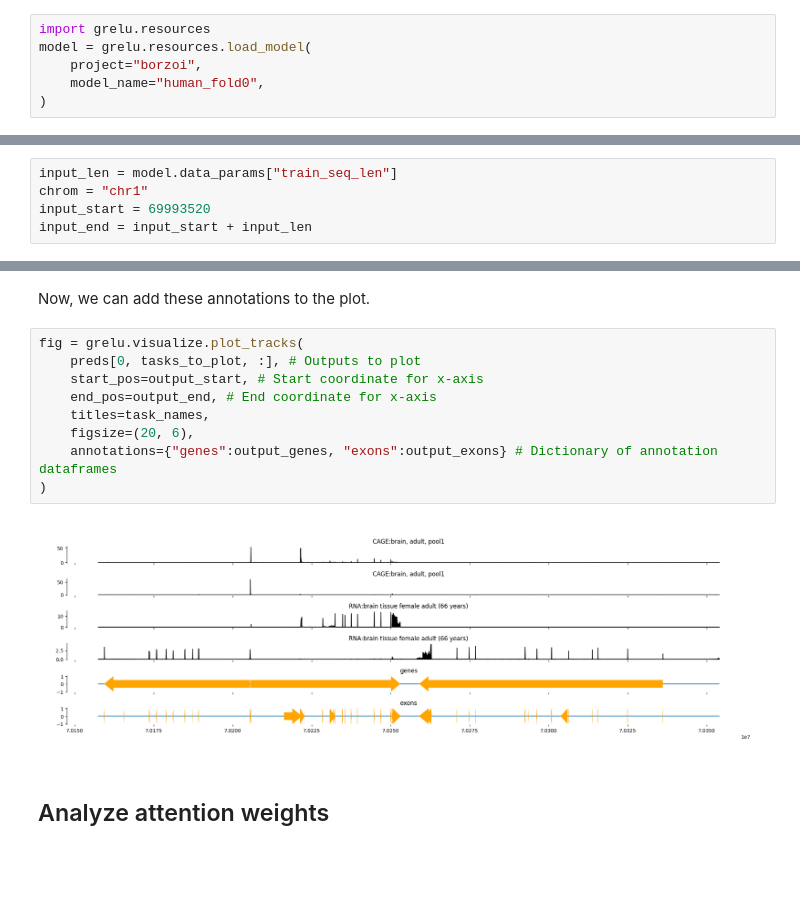
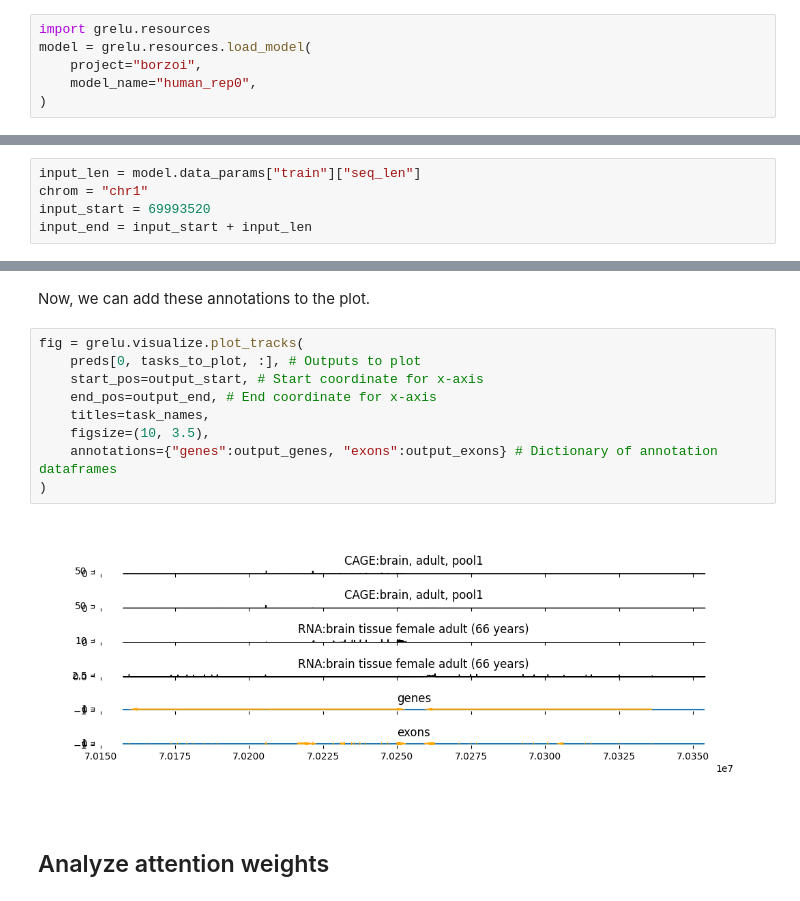
Before and after one commit to Genentech/gReLU, a Jupyter notebook: docs/tutorials/1_inference.ipynb, the cells around one changed output, grey strips where cells are left out. Drawn from its saved outputs; the diff is of its cells as text; blank space fills up the shorter version.

```diff
--- a/docs/tutorials/1_inference.ipynb
+++ b/docs/tutorials/1_inference.ipynb
@@ -19,5 +21,5 @@ Note that here we specify the model_name to be `human_fold0`. You can change hum
 import grelu.resources
 model = grelu.resources.load_model(
     project="borzoi",
-    model_name="human_fold0",
+    model_name="human_rep0",
 )
@@ -63,7 +76,7 @@ tasks.head(3)
 # %% [markdown]
 We will now use the model to make predictions on a specific genomic interval from chromosome 1. Since the model was trained on sequences of length 524288 bp, our input interval will be of the same length.
 # %%
-input_len = model.data_params["train_seq_len"]
+input_len = model.data_params["train"]["seq_len"]
 chrom = "chr1"
 input_start = 69993520
 input_end = input_start + input_len
@@ -237,14 +266,14 @@ Now, we can add these annotations to the plot.
 # %%
 fig = grelu.visualize.plot_tracks(
     preds[0, tasks_to_plot, :], # Outputs to plot
     start_pos=output_start, # Start coordinate for x-axis
     end_pos=output_end, # End coordinate for x-axis
     titles=task_names,
-    figsize=(20, 6),
+    figsize=(10, 3.5),
     annotations={"genes":output_genes, "exons":output_exons} # Dictionary of annotation dataframes
 )
 # %% [output]
-[figure, old version]
+[figure, new version]
 # %% [markdown]
 ## Analyze attention weights
 # %% [markdown]
```
Also changed, not shown: parts of 20 cells of this notebook.
